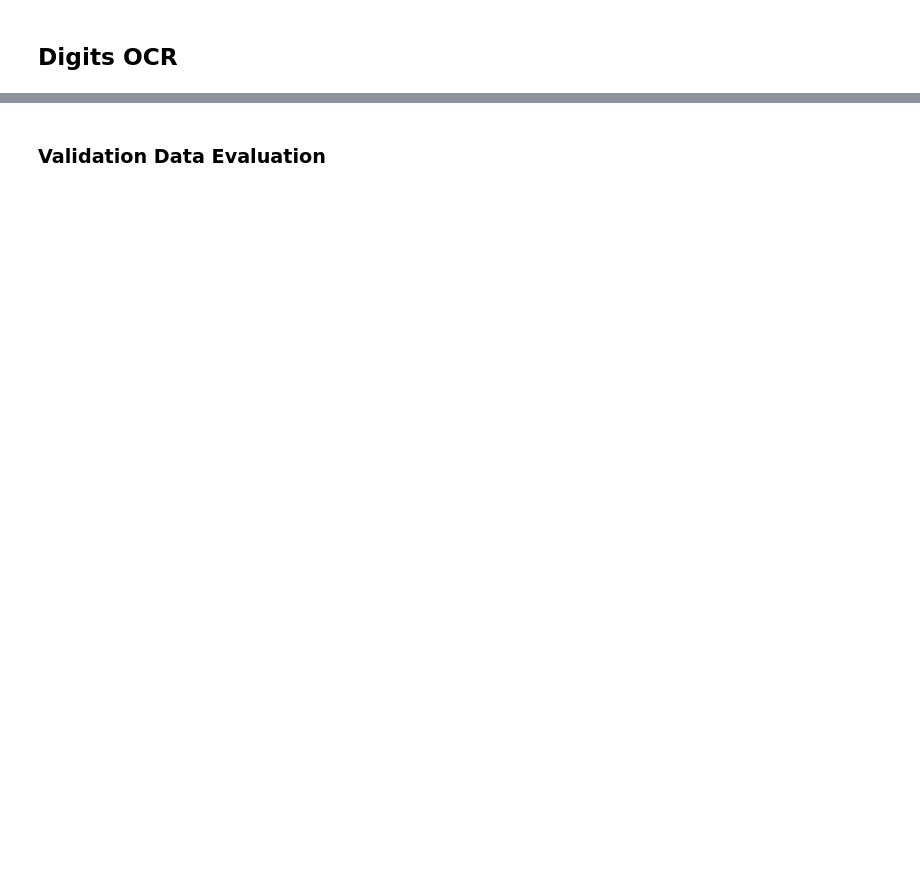
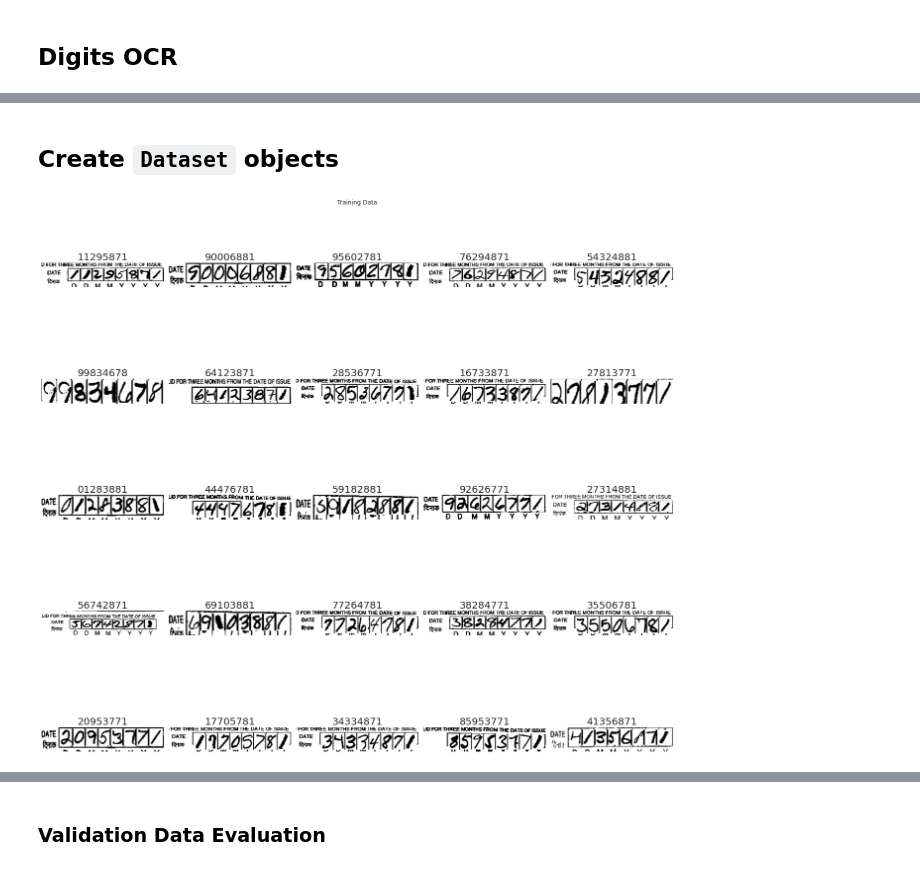
Before and after one commit to adimyth/arya_date, a Jupyter notebook: notebooks/digits-ocr.ipynb, the cells around one changed output, grey strips where cells are left out. Cells and saved outputs as stored; diff of their text form; code cells hidden in the pictures; blank space fills up the shorter version.

```diff
--- a/notebooks/digits-ocr.ipynb
+++ b/notebooks/digits-ocr.ipynb
@@ -869,0 +127,14 @@ Epoch 41/80
+# %%
+def split_data(images, labels, train_size=0.9, shuffle=True):
+    # 1. Get the total size of the dataset
+    size = len(images)
+    # 2. Make an indices array and shuffle it, if required
+    indices = np.arange(size)
+    if shuffle:
+        np.random.shuffle(indices)
+    # 3. Get the size of training samples
+    train_samples = int(size * train_size)
+    # 4. Split data into training and validation sets
+    x_train, y_train = images[indices[:train_samples]], labels[indices[:train_samples]]
+    x_valid, y_valid = images[indices[train_samples:]], labels[indices[train_samples:]]
+    return x_train, x_valid, y_train, y_valid
@@ -869,0 +144,32 @@ Epoch 41/80
+# %%
+def encode_single_sample(img_path, label):
+    # 1. Read image
+    img = tf.io.read_file(img_path)
+    # 2. Decode and convert to grayscale
+    img = tf.io.decode_png(img, channels=1)
+    # 3. Convert to float32 in [0, 1] range
+    img = tf.image.convert_image_dtype(img, tf.float32)
+    # 4. Resize to the desired size
+    img = tf.image.resize(img, [img_height, img_width])
+    # 5. Transpose the image because we want the time
+    # dimension to correspond to the width of the image.
+    img = tf.transpose(img, perm=[1, 0, 2])
+    # 6. Map the characters in label to numbers
+    label = char_to_num(tf.strings.unicode_split(label, input_encoding="UTF-8"))
+    # 7. Return a dict as our model is expecting two inputs
+    return {"image": img, "label": label}
+# %% [markdown]
+## Create `Dataset` objects
+# %%
+train_dataset = tf.data.Dataset.from_tensor_slices((x_train, y_train))
+train_dataset = (
+    train_dataset.map(
+        encode_single_sample, num_parallel_calls=tf.data.experimental.AUTOTUNE
+    )
+    .batch(batch_size)
+    .prefetch(buffer_size=tf.data.experimental.AUTOTUNE)
+)
+# %%
+plot_grid(train_dataset, title="Training Data")
+# %% [output]
+[figure, added]
```
Also changed, not shown: parts of 115 cells of this notebook, 9 other files.
